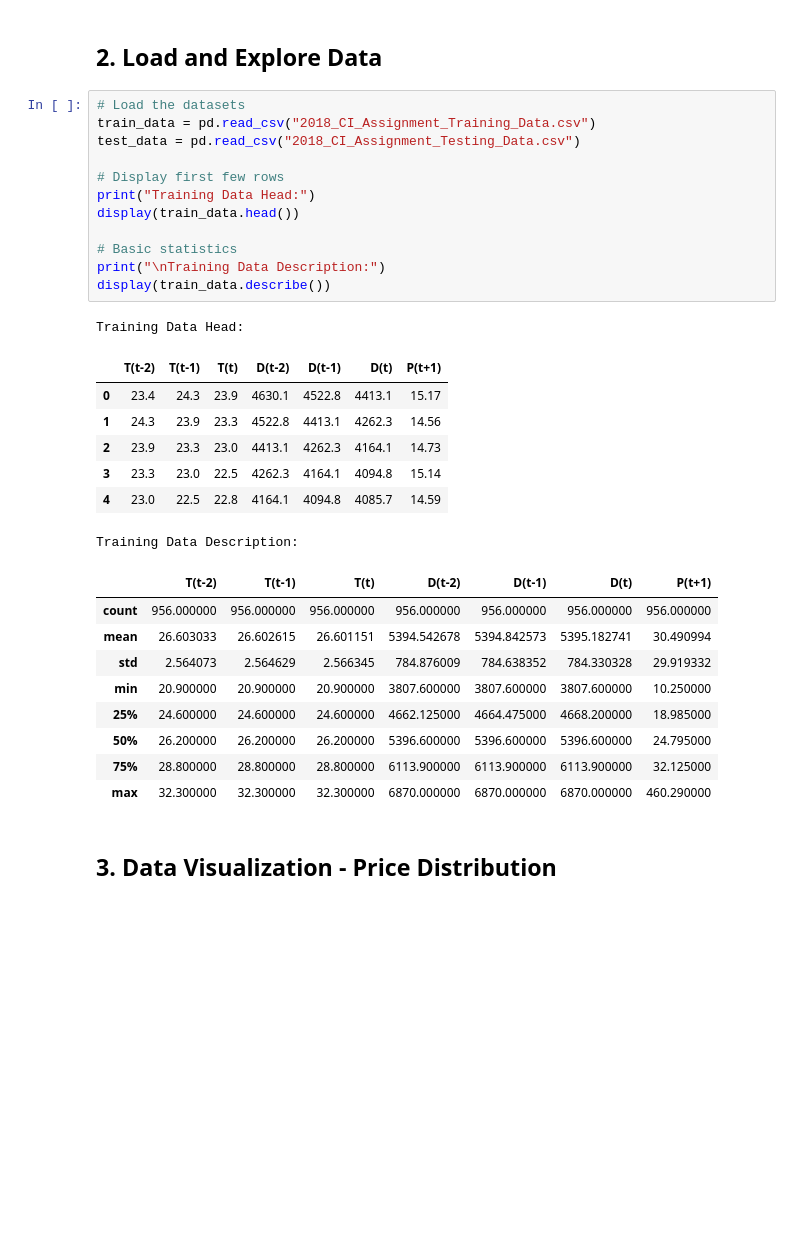
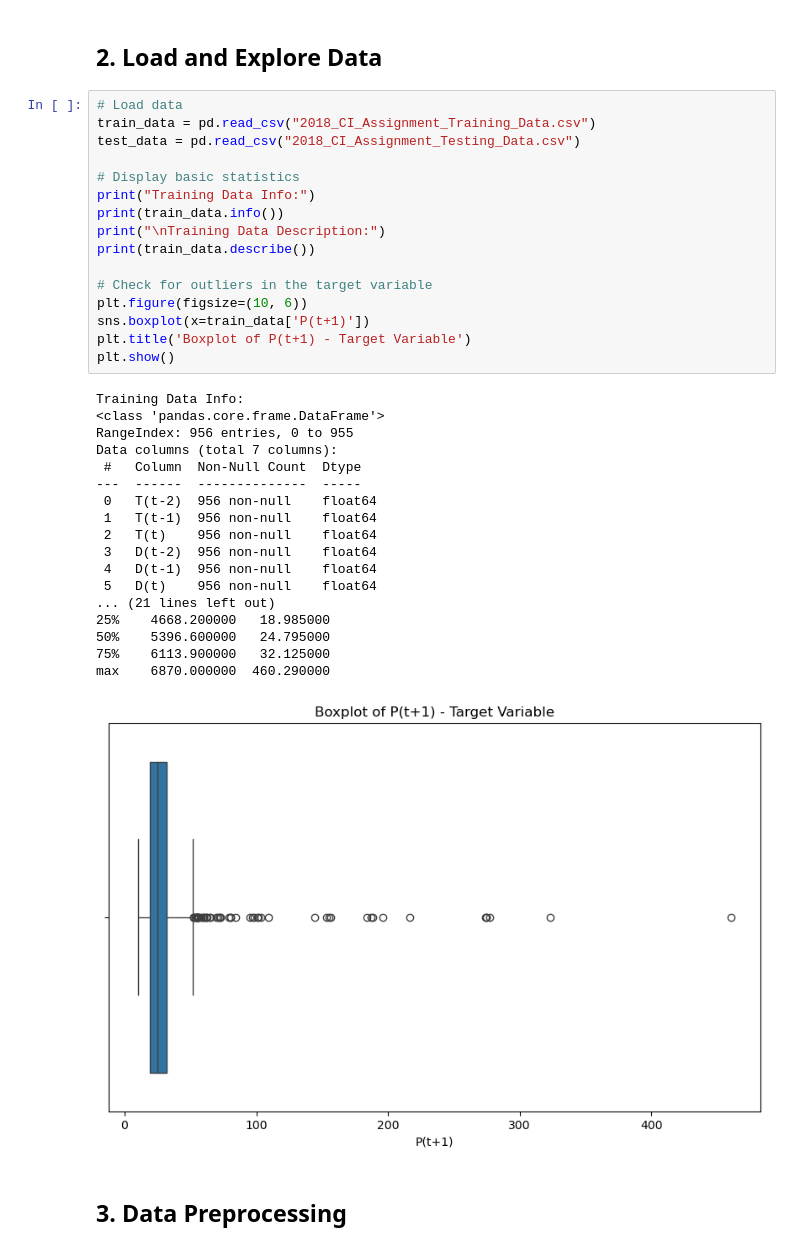
Before and after one commit to KHAYRE-DDINE/Electricity-Price-Prediction-MachineLearning, a Jupyter notebook: electricity_price_prediction.ipynb, the cells around one changed output. Saved outputs shown, nothing was run; the diff lists cells and outputs as text; blank space fills up the shorter version.

```diff
--- a/electricity_price_prediction.ipynb
+++ b/electricity_price_prediction.ipynb
@@ -13,34 +14,39 @@ from sklearn.preprocessing import StandardScaler
 # %% [markdown]
 ## 2. Load and Explore Data
 # %%
-# Load the datasets
+# Load data
 train_data = pd.read_csv("2018_CI_Assignment_Training_Data.csv")
 test_data = pd.read_csv("2018_CI_Assignment_Testing_Data.csv")
 
-# Display first few rows
-print("Training Data Head:")
-display(train_data.head())
+# Display basic statistics
+print("Training Data Info:")
+print(train_data.info())
+print("\nTraining Data Description:")
+print(train_data.describe())
 
-# Basic statistics
-print("\nTraining Data Description:")
-display(train_data.describe())
+# Check for outliers in the target variable
+plt.figure(figsize=(10, 6))
+sns.boxplot(x=train_data['P(t+1)'])
+plt.title('Boxplot of P(t+1) - Target Variable')
+plt.show()
 # %% [output]
-Training Data Head:
+Training Data Info:
+<class 'pandas.core.frame.DataFrame'>
+RangeIndex: 956 entries, 0 to 955
+Data columns (total 7 columns):
+ #   Column  Non-Null Count  Dtype
+---  ------  --------------  -----
+ 0   T(t-2)  956 non-null    float64
+ 1   T(t-1)  956 non-null    float64
+ 2   T(t)    956 non-null    float64
+ 3   D(t-2)  956 non-null    float64
+ 4   D(t-1)  956 non-null    float64
+ 5   D(t)    956 non-null    float64
+... (21 lines left out)
+25%    4668.200000   18.985000
+50%    5396.600000   24.795000
+75%    6113.900000   32.125000
+max    6870.000000  460.290000
-|  | T(t-2) | T(t-1) | T(t) | D(t-2) | D(t-1) | D(t) | P(t+1) |
-| 0 | 23.4 | 24.3 | 23.9 | 4630.1 | 4522.8 | 4413.1 | 15.17 |
-| 1 | 24.3 | 23.9 | 23.3 | 4522.8 | 4413.1 | 4262.3 | 14.56 |
-| 2 | 23.9 | 23.3 | 23.0 | 4413.1 | 4262.3 | 4164.1 | 14.73 |
-| 3 | 23.3 | 23.0 | 22.5 | 4262.3 | 4164.1 | 4094.8 | 15.14 |
-| 4 | 23.0 | 22.5 | 22.8 | 4164.1 | 4094.8 | 4085.7 | 14.59 |
-Training Data Description:
-|  | T(t-2) | T(t-1) | T(t) | D(t-2) | D(t-1) | D(t) | P(t+1) |
-| count | 956.000000 | 956.000000 | 956.000000 | 956.000000 | 956.000000 | 956.000000 | 956.000000 |
-| mean | 26.603033 | 26.602615 | 26.601151 | 5394.542678 | 5394.842573 | 5395.182741 | 30.490994 |
-| std | 2.564073 | 2.564629 | 2.566345 | 784.876009 | 784.638352 | 784.330328 | 29.919332 |
-| min | 20.900000 | 20.900000 | 20.900000 | 3807.600000 | 3807.600000 | 3807.600000 | 10.250000 |
-| 25% | 24.600000 | 24.600000 | 24.600000 | 4662.125000 | 4664.475000 | 4668.200000 | 18.985000 |
-| 50% | 26.200000 | 26.200000 | 26.200000 | 5396.600000 | 5396.600000 | 5396.600000 | 24.795000 |
-| 75% | 28.800000 | 28.800000 | 28.800000 | 6113.900000 | 6113.900000 | 6113.900000 | 32.125000 |
-| max | 32.300000 | 32.300000 | 32.300000 | 6870.000000 | 6870.000000 | 6870.000000 | 460.290000 |
+[figure, added]
 # %% [markdown]
-## 3. Data Visualization - Price Distribution
+## 3. Data Preprocessing
```
Also changed, not shown: parts of 24 cells of this notebook, 5 other files.
